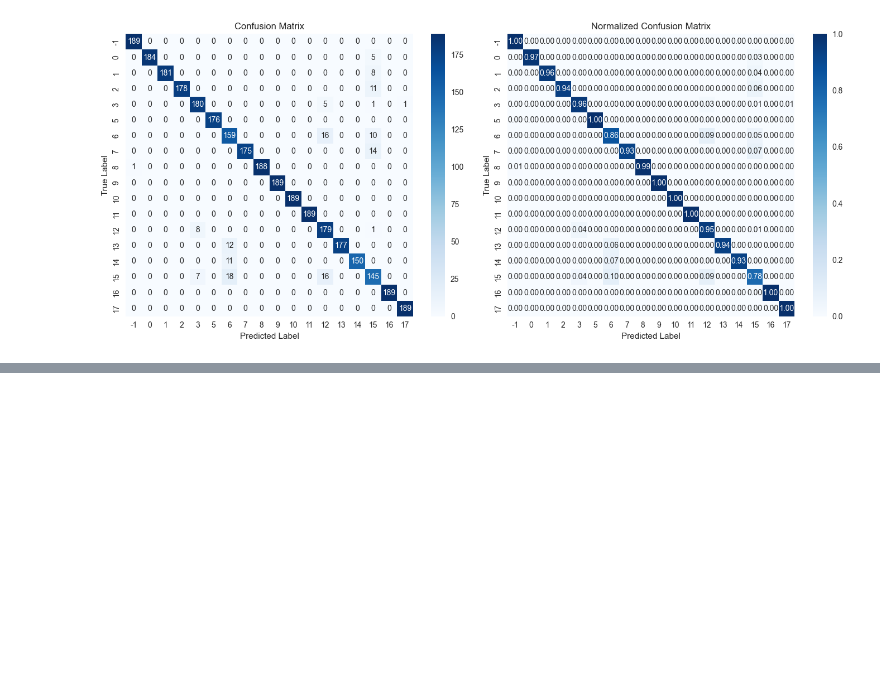
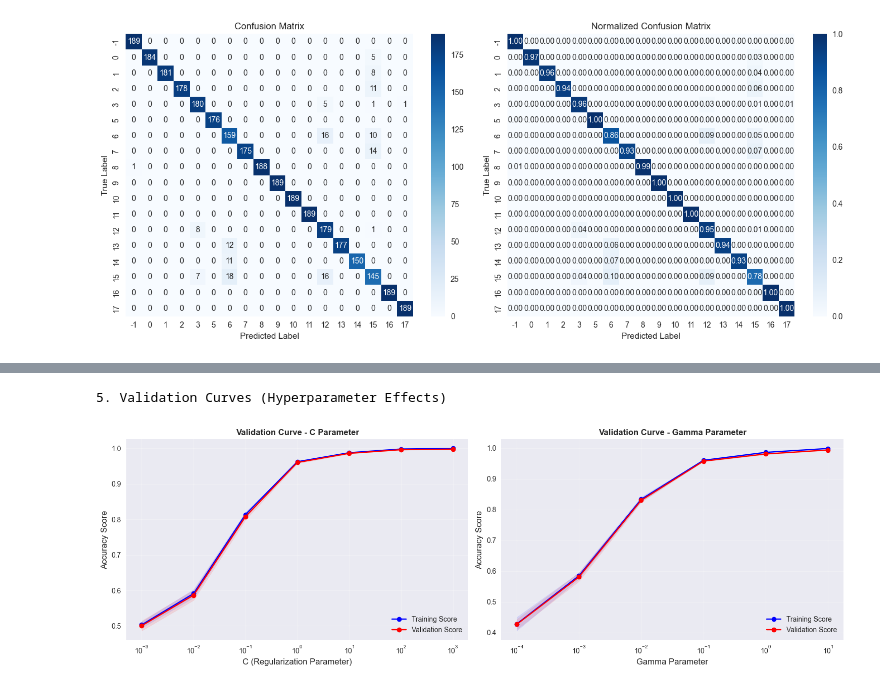
Before and after one commit to tyler-engineers-things/Machine-Learning-Joint-Analysis, a Jupyter notebook: src/svm_vis.ipynb, the cells around one changed output, grey strips where cells are left out. Saved outputs shown, nothing was run; the diff lists cells and outputs as text; code cells hidden in the pictures; blank space fills up the shorter version.

```diff
--- a/src/svm_vis.ipynb
+++ b/src/svm_vis.ipynb
@@ -111,0 +218,69 @@ Total variance explained by PC1 and PC2: 41.02%
+# %%
+# Validation Curves, testing different hyperparameters
+def plot_validation_curves(X_train, y_train):
+    fig, axes = plt.subplots(1, 2, figsize=(15, 5))
+
+    param_range = np.logspace(-3, 3, 7)
+    train_scores, val_scores = validation_curve(
+        SVC(kernel="rbf", gamma="scale"),
+        X_train, y_train,
+        param_name="C",
+        param_range=param_range,
+        cv=5,
+        scoring="accuracy",
+        n_jobs=-1
+    )
+
+    train_mean = np.mean(train_scores, axis=1)
+    train_std = np.std(train_scores, axis=1)
+    val_mean = np.mean(val_scores, axis=1)
+    val_std = np.std(val_scores, axis=1)
+
+    axes[0].semilogx(param_range, train_mean, 'o-', color='blue', label='Training Score')
+    axes[0].semilogx(param_range, val_mean, 'o-', color='red', label='Validation Score')
+    axes[0].fill_between(param_range, train_mean - train_std, train_mean + train_std,
+                         alpha=0.1, color='blue')
+    axes[0].fill_between(param_range, val_mean - val_std, val_mean + val_std,
+                         alpha=0.1, color='red')
+    axes[0].set_xlabel('C (Regularization Parameter)', fontsize=12)
+    axes[0].set_ylabel('Accuracy Score', fontsize=12)
+    axes[0].set_title('Validation Curve - C Parameter', fontsize=12, fontweight='bold')
+    axes[0].legend(loc='lower right')
+    axes[0].grid(True, alpha=0.3)
+
+    param_range = np.logspace(-4, 1, 6)
+    train_scores, val_scores = validation_curve(
+        SVC(kernel="rbf", C=1.0),
+        X_train, y_train,
+        param_name="gamma",
+        param_range=param_range,
+        cv=5,
+        scoring="accuracy",
+        n_jobs=-1
+    )
+
+    train_mean = np.mean(train_scores, axis=1)
+    train_std = np.std(train_scores, axis=1)
+    val_mean = np.mean(val_scores, axis=1)
+    val_std = np.std(val_scores, axis=1)
+
+    axes[1].semilogx(param_range, train_mean, 'o-', color='blue', label='Training Score')
+    axes[1].semilogx(param_range, val_mean, 'o-', color='red', label='Validation Score')
+    axes[1].fill_between(param_range, train_mean - train_std, train_mean + train_std,
+                         alpha=0.1, color='blue')
+    axes[1].fill_between(param_range, val_mean - val_std, val_mean + val_std,
+                         alpha=0.1, color='red')
+    axes[1].set_xlabel('Gamma Parameter', fontsize=12)
+    axes[1].set_ylabel('Accuracy Score', fontsize=12)
+    axes[1].set_title('Validation Curve - Gamma Parameter', fontsize=12, fontweight='bold')
+    axes[1].legend(loc='lower right')
+    axes[1].grid(True, alpha=0.3)
+
+    plt.tight_layout()
+    plt.show()
+
+print("\nValidation Curves (Hyperparameter Effects)")
+plot_validation_curves(X_train, y_train)
+# %% [output]
+5. Validation Curves (Hyperparameter Effects)
+[figure, added]
```
Also changed, not shown: parts of 3 cells of this notebook.
